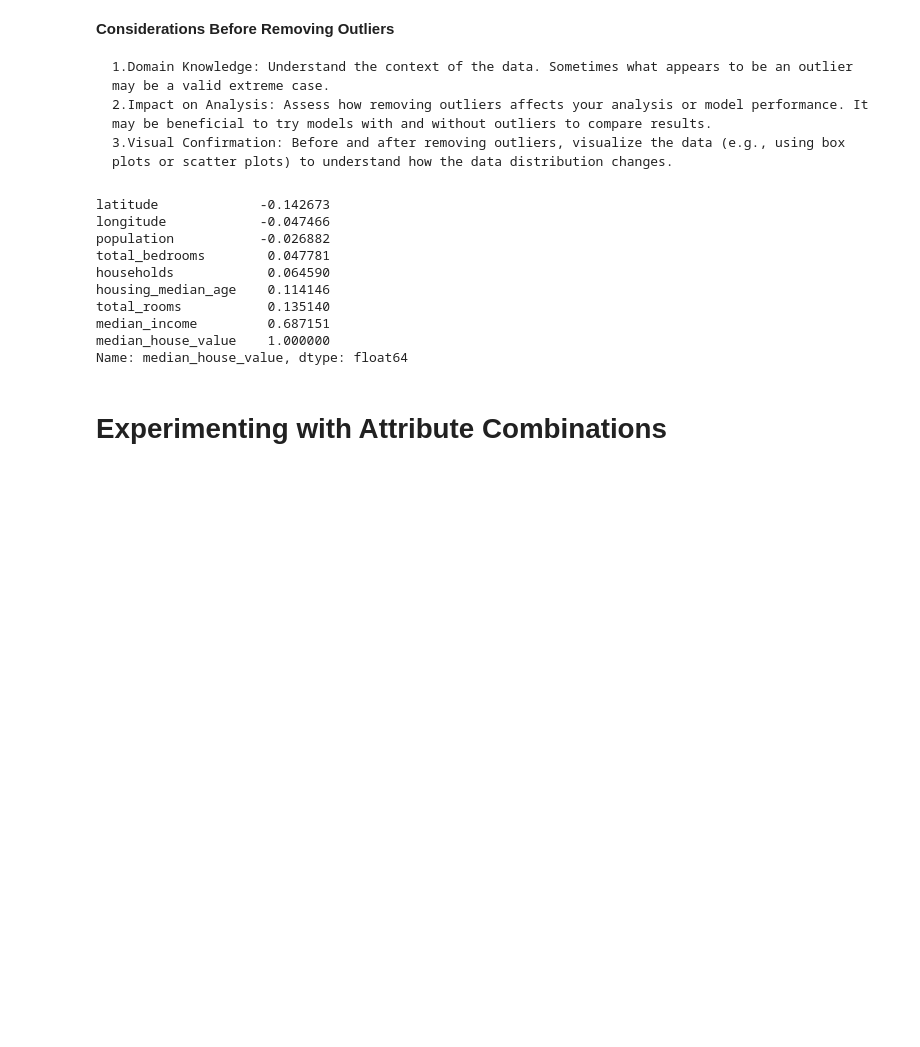
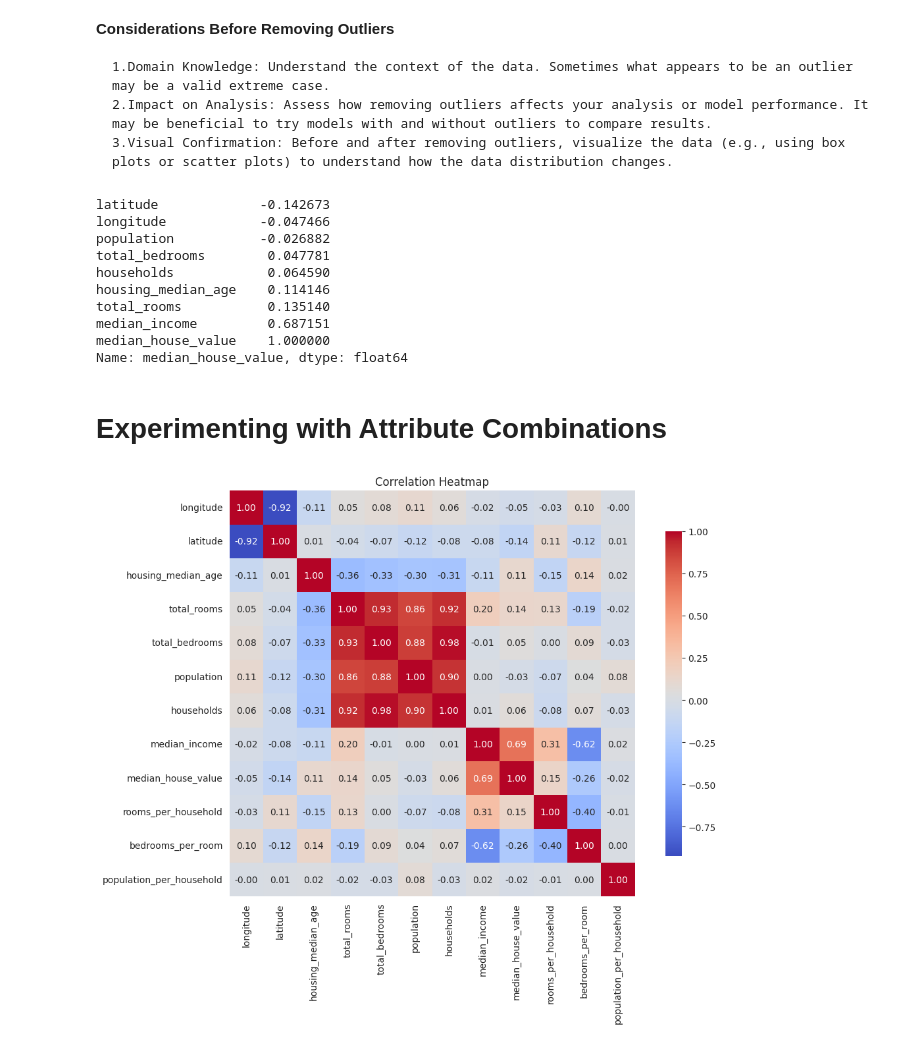
Before and after one commit to vaibhavthapli/ML_training, a Jupyter notebook: Regression.ipynb, the cells around one changed output. Drawn from its saved outputs; the diff is of its cells as text; code cells hidden in the pictures; blank space fills up the shorter version.

```diff
--- a/Regression.ipynb
+++ b/Regression.ipynb
@@ -359,3 +359,15 @@ median_house_value    1.000000
 Name: median_house_value, dtype: float64
 # %% [markdown]
 # Experimenting with Attribute Combinations
+# %%
+housing["rooms_per_household"] = housing["total_rooms"]/housing["households"]
+housing["bedrooms_per_room"] = housing["total_bedrooms"]/ housing["total_rooms"]
+housing["population_per_household"] = housing["population"]/housing["households"]
+# %%
+correlation_matrix = housing.corr(numeric_only = True)
+plt.figure(figsize=(12, 8))  # Adjust the figure size as needed
+sns.heatmap(correlation_matrix, annot=True, fmt=".2f", cmap='coolwarm', square=True, cbar_kws={"shrink": .8})
+plt.title('Correlation Heatmap')
+plt.show()
+# %% [output]
+[figure, added]
```
Also changed, not shown: parts of 14 cells of this notebook.
